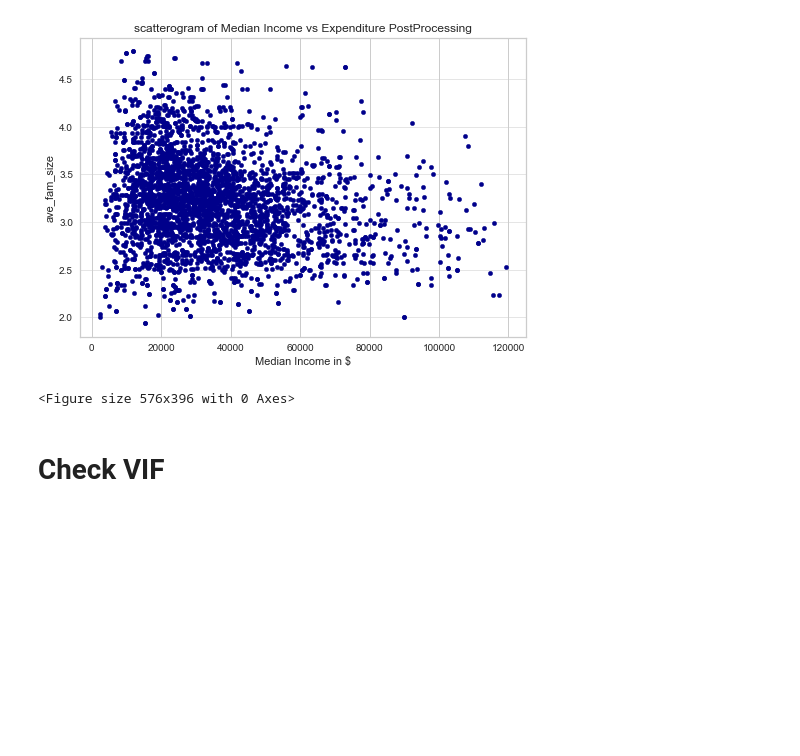
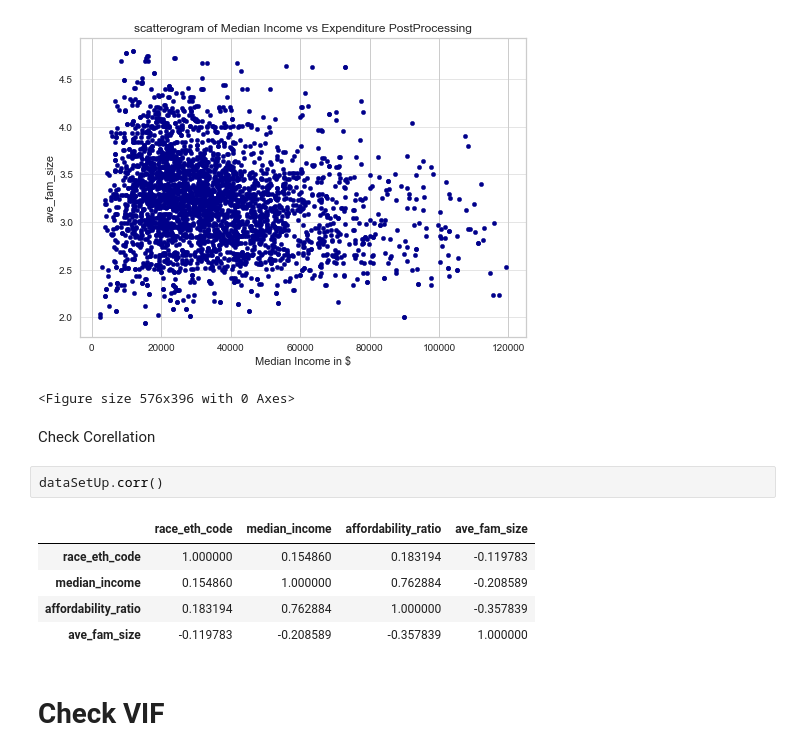
Before and after one commit to SushilsivaramGCU/Capstone, a Jupyter notebook: race.ipynb, the cells around one changed output. Saved outputs shown, nothing was run; the diff lists cells and outputs as text; blank space fills up the shorter version.

```diff
--- a/race.ipynb
+++ b/race.ipynb
@@ -236,6 +236,16 @@ plotting(dataSetUp, "PostProcessing")
 <Figure size 576x396 with 0 Axes>
 [figure]
 <Figure size 576x396 with 0 Axes>
+# %% [markdown]
+Check Corellation
+# %%
+dataSetUp.corr()
+# %% [output]
+|  | race_eth_code | median_income | affordability_ratio | ave_fam_size |
+| race_eth_code | 1.000000 | 0.154860 | 0.183194 | -0.119783 |
+| median_income | 0.154860 | 1.000000 | 0.762884 | -0.208589 |
+| affordability_ratio | 0.183194 | 0.762884 | 1.000000 | -0.357839 |
+| ave_fam_size | -0.119783 | -0.208589 | -0.357839 | 1.000000 |
 # %% [markdown]
 # Check VIF
 # %%
```
Also changed, not shown: parts of 1 cell of this notebook, 2 other files.
